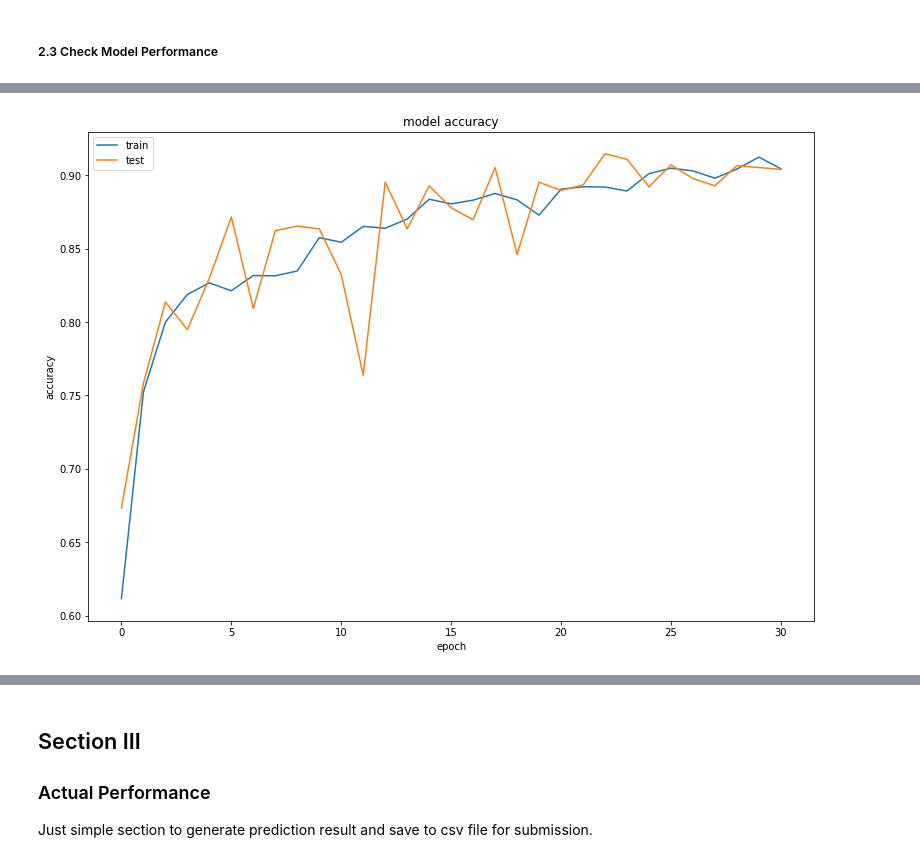
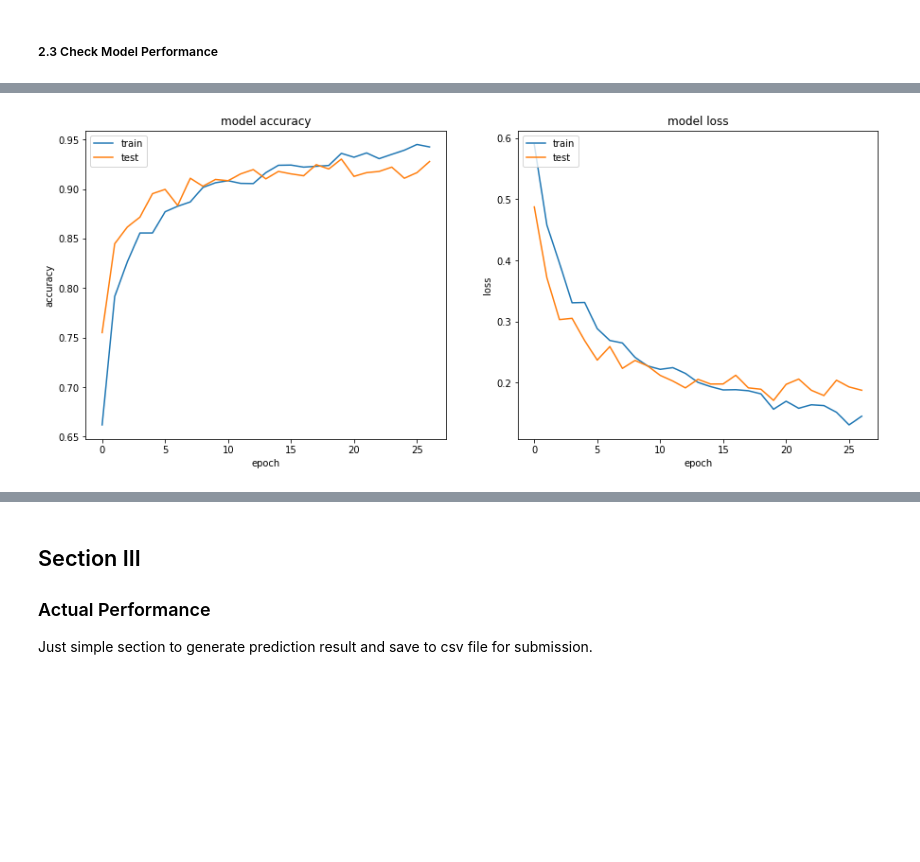
Before and after one commit to Mrcommonzzz/627_Project2, a Jupyter notebook: Project2.ipynb, the cells around one changed output, grey strips where cells are left out. Cells and saved outputs as stored; diff of their text form; code cells hidden in the pictures; blank space fills up the shorter version.

```diff
--- a/Project2.ipynb
+++ b/Project2.ipynb
@@ -380,12 +383,11 @@ def getModel():
     model.add(Dense(256, activation='relu'))
     model.add(Dropout(0.2))
 
-    # Sigmoid layer
+    # Sigmoid layer, with output result
     model.add(Dense(1, activation='sigmoid'))
 
     # compile
-    mypotim=Adam(lr=0.001, decay=0.0)
-    model.compile(loss='binary_crossentropy', optimizer=mypotim, metrics=['accuracy'])
+    model.compile(loss='binary_crossentropy', optimizer=Adam(lr=0.001, decay=0.0), metrics=['accuracy'])
     model.summary()
 
     return model
@@ -396,8 +398,7 @@ def get_callbacks(filepath, patience=2):
     es = EarlyStopping('val_loss', patience=patience, mode="min")
     # save model checkpoint.
     msave = ModelCheckpoint(filepath, save_best_only=True)
-    reduce_lr_loss = ReduceLROnPlateau(monitor='val_loss', factor=0.1, patience=patience, mode='min')
-    return [es, msave, reduce_lr_loss]
+    return [es, msave]
 
 file_path = ".new_model_weights.hdf5"
 callbacks = get_callbacks(filepath=file_path, patience=7)
@@ -442,23 +443,28 @@ Test accuracy: 0.930798004988
 # %%
 # Help function to generate performance plot.
 # Display model accuracy and model loss
-def generate_fig(history, train, test, save='False'):
-    plt.plot(history.history[train])
-    plt.plot(history.history[test])
-    if train == 'acc':
-        plt.title('model accuracy')
-        plt.ylabel('accuracy')
-    else:
-        plt.title('model loss')
-        plt.ylabel('loss')
-    plt.xlabel('epoch')
-    plt.legend(['train', 'test'], loc='upper left')
+def generate_fig(history, save='False'):
+    figsize(15, 6)
+    subplot(1,2,1)
+    plot(history.history['acc'])
+    plot(history.history['val_acc'])
+    title('model accuracy')
+    ylabel('accuracy')
+    xlabel('epoch')
+    legend(['train', 'test'], loc='upper left')
+    subplot(1,2,2)
+    plot(history.history['loss'])
+    plot(history.history['val_loss'])
+    title('model loss')
+    ylabel('loss')
+    xlabel('epoch')
+    legend(['train', 'test'], loc='upper left')
     if save:
-        fname = str(len(history.history[train])) + '_epochs_' + train
-        plt.savefig(fname)
-    plt.show()
+        fname = str(len(history.history['acc'])) + '_epochs_' + 'acc'
+        savefig(fname)
+    show()
 # %%
-# Generate accuracy plot
-generate_fig(history, 'acc', 'val_acc', save=True)
+# Generate accuracy and loss plot
+generate_fig(history)
 # %% [output]
-[figure, old version]
+[figure, new version]
```
Also changed, not shown: parts of 9 cells of this notebook.
